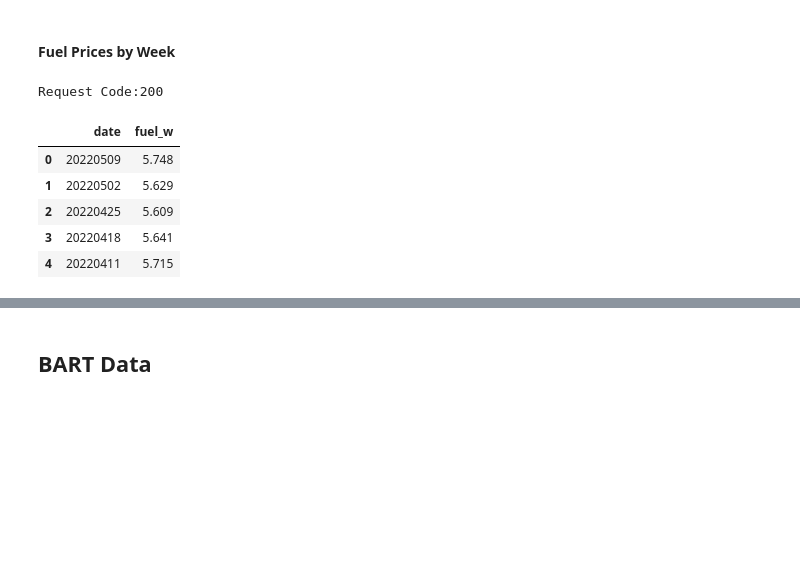
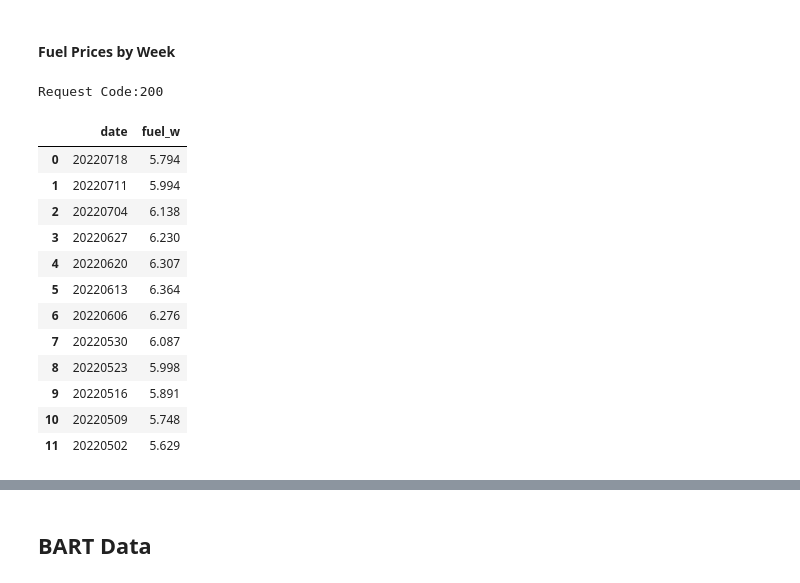
Before and after one commit to gigi-codes/capstone, a Jupyter notebook: code/01_API_pulls.ipynb, the cells around one changed output, grey strips where cells are left out. Saved outputs shown, nothing was run; the diff lists cells and outputs as text; code cells hidden in the pictures; blank space fills up the shorter version.

```diff
--- a/code/01_API_pulls.ipynb
+++ b/code/01_API_pulls.ipynb
@@ -118,18 +118,25 @@ fuel_m_out.to_csv('../data/processed/fuel_m.csv', index = False)
 # %%
 CATEGORY = 'PET.EMM_EPM0_PTE_SCA_DPG.W'
 
 # call function for pull
 fuel_w = eia_req(KEY, CATEGORY)
 fuel_w.columns = ['date', 'fuel_w']
-fuel_w.head()
+fuel_w.head(12)
 # %% [output]
 Request Code:200
 |  | date | fuel_w |
-| 0 | 20220509 | 5.748 |
-| 1 | 20220502 | 5.629 |
-| 2 | 20220425 | 5.609 |
-| 3 | 20220418 | 5.641 |
-| 4 | 20220411 | 5.715 |
+| 0 | 20220718 | 5.794 |
+| 1 | 20220711 | 5.994 |
+| 2 | 20220704 | 6.138 |
+| 3 | 20220627 | 6.230 |
+| 4 | 20220620 | 6.307 |
+| 5 | 20220613 | 6.364 |
+| 6 | 20220606 | 6.276 |
+| 7 | 20220530 | 6.087 |
+| 8 | 20220523 | 5.998 |
+| 9 | 20220516 | 5.891 |
+| 10 | 20220509 | 5.748 |
+| 11 | 20220502 | 5.629 |
 # %%
 #add new cols from old date colum
 fuel_w['year'] = fuel_w['date'].str[:4]
```
Also changed, not shown: parts of 3 cells of this notebook, 3 other files.
